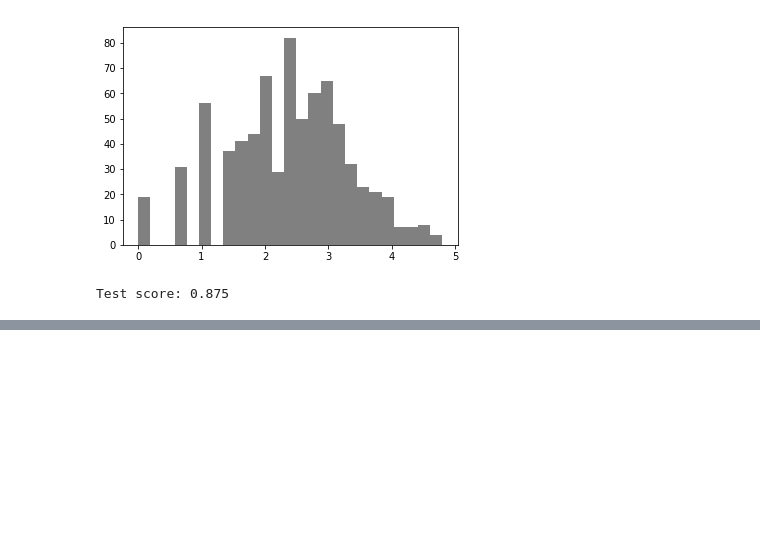
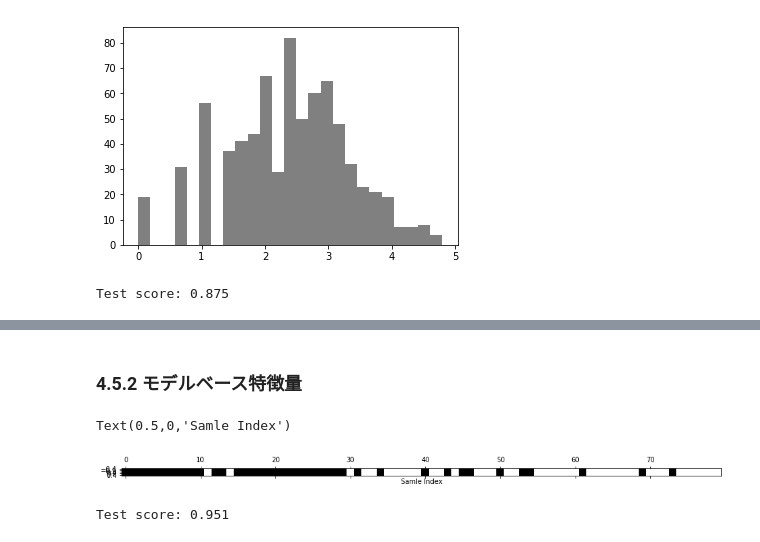
Before and after one commit to nownabe/machine-learning-study, a Jupyter notebook: 04-Introduction-to-Machine-Learning-with-Python/nownabe/ch04/notebook.ipynb, the cells around one changed output, grey strips where cells are left out. Cells and saved outputs as stored; diff of their text form; code cells hidden in the pictures; blank space fills up the shorter version.

```diff
--- a/04-Introduction-to-Machine-Learning-with-Python/nownabe/ch04/notebook.ipynb
+++ b/04-Introduction-to-Machine-Learning-with-Python/nownabe/ch04/notebook.ipynb
@@ -374,0 +429,23 @@ Test score: 0.875
+# %% [markdown]
+### 4.5.2 モデルベース特徴量
+# %%
+from sklearn.feature_selection import SelectFromModel
+from sklearn.ensemble import RandomForestClassifier
+
+select = SelectFromModel(RandomForestClassifier(n_estimators=100, random_state=42), threshold="median")
+
+select.fit(x_train, y_train)
+x_train_l1 = select.transform(x_train)
+
+mask = select.get_support()
+plt.matshow(mask.reshape(1, -1), cmap="gray_r")
+plt.xlabel("Samle Index")
+# %% [output]
+Text(0.5,0,'Samle Index')
+[figure, added]
+# %%
+x_test_l1 = select.transform(x_test)
+score = LogisticRegression().fit(x_train_l1, y_train).score(x_test_l1, y_test)
+print("Test score: {:.3f}".format(score))
+# %% [output]
+Test score: 0.951
```
Also changed, not shown: parts of 19 cells of this notebook.
